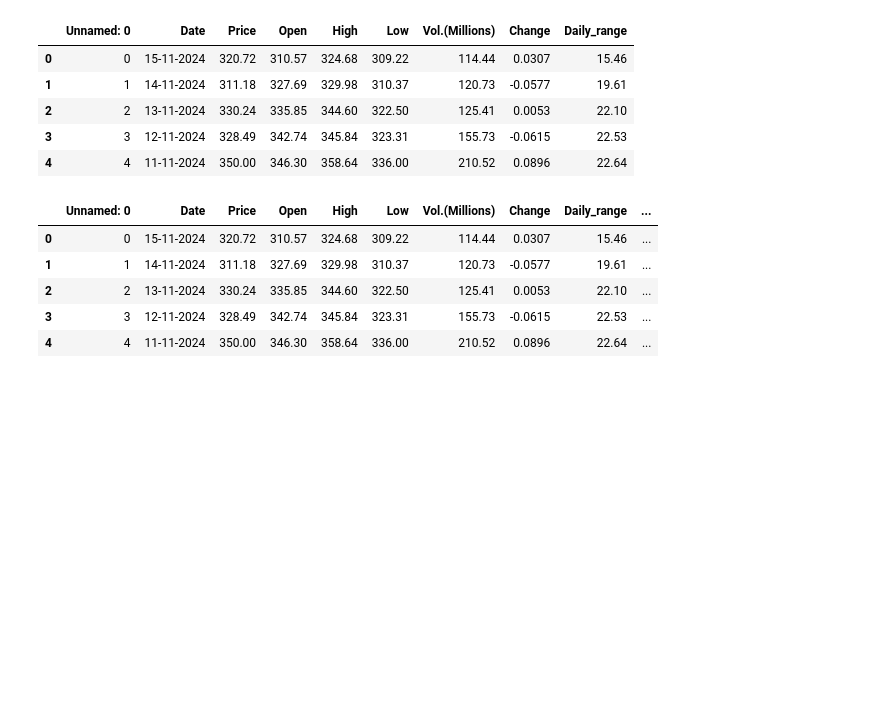
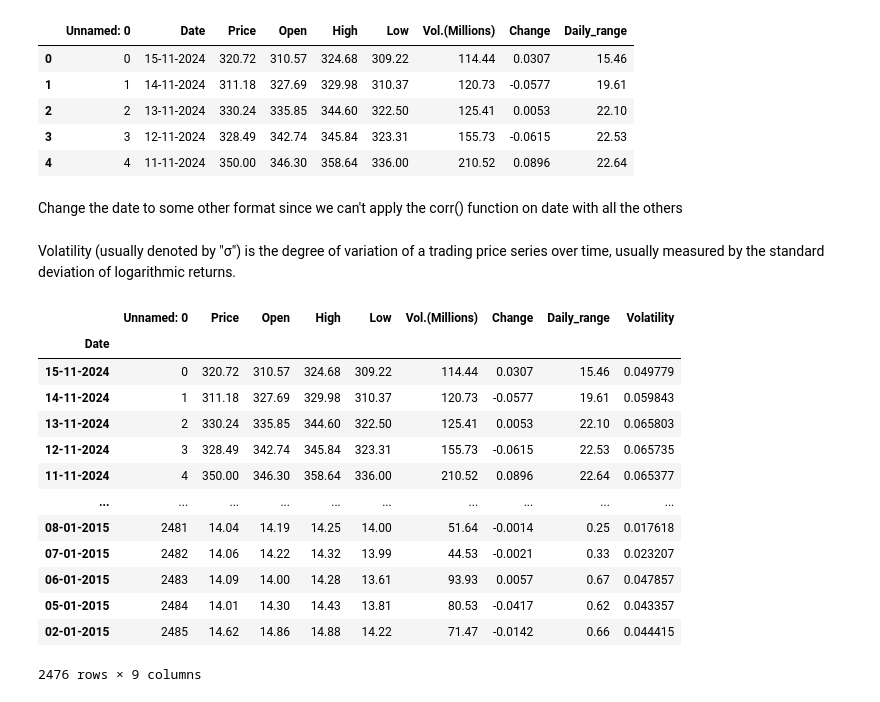
Before and after one commit to Partha-Suresh/XAI-Project, a Jupyter notebook: notebooks/Stock Regression/Stock statistic modelling.ipynb, the cells around one changed output. Drawn from its saved outputs; the diff is of its cells as text; code cells hidden in the pictures; blank space fills up the shorter version.

```diff
--- a/notebooks/Stock Regression/Stock statistic modelling.ipynb
+++ b/notebooks/Stock Regression/Stock statistic modelling.ipynb
@@ -116,14 +116,29 @@ stock.head()
 | 2 | 2 | 13-11-2024 | 330.24 | 335.85 | 344.60 | 322.50 | 125.41 | 0.0053 | 22.10 |
 | 3 | 3 | 12-11-2024 | 328.49 | 342.74 | 345.84 | 323.31 | 155.73 | -0.0615 | 22.53 |
 | 4 | 4 | 11-11-2024 | 350.00 | 346.30 | 358.64 | 336.00 | 210.52 | 0.0896 | 22.64 |
+# %% [markdown]
+Change the date to some other format since we can't apply the corr() function on date with all the others
+# %%
+stock.set_index(['Date'],inplace=True)
+test.set_index(['Date'],inplace=True)
+# %% [markdown]
+Volatility (usually denoted by "σ") is the degree of variation of a trading price series over time, usually measured by the standard deviation of logarithmic returns.
 # %%
 stock['Volatility']=(stock['High']-stock['Low'])/stock['Open']
 test['Volatility']=(test['High']-test['Low'])/test['Open']
-stock.head()
+stock
 # %% [output]
-|  | Unnamed: 0 | Date | Price | Open | High | Low | Vol.(Millions) | Change | Daily_range | ... |
-| 0 | 0 | 15-11-2024 | 320.72 | 310.57 | 324.68 | 309.22 | 114.44 | 0.0307 | 15.46 | ... |
-| 1 | 1 | 14-11-2024 | 311.18 | 327.69 | 329.98 | 310.37 | 120.73 | -0.0577 | 19.61 | ... |
-| 2 | 2 | 13-11-2024 | 330.24 | 335.85 | 344.60 | 322.50 | 125.41 | 0.0053 | 22.10 | ... |
-| 3 | 3 | 12-11-2024 | 328.49 | 342.74 | 345.84 | 323.31 | 155.73 | -0.0615 | 22.53 | ... |
-| 4 | 4 | 11-11-2024 | 350.00 | 346.30 | 358.64 | 336.00 | 210.52 | 0.0896 | 22.64 | ... |
+|  | Unnamed: 0 | Price | Open | High | Low | Vol.(Millions) | Change | Daily_range | Volatility |
+| Date |  |  |  |  |  |  |  |  |  |
+| 15-11-2024 | 0 | 320.72 | 310.57 | 324.68 | 309.22 | 114.44 | 0.0307 | 15.46 | 0.049779 |
+| 14-11-2024 | 1 | 311.18 | 327.69 | 329.98 | 310.37 | 120.73 | -0.0577 | 19.61 | 0.059843 |
+| 13-11-2024 | 2 | 330.24 | 335.85 | 344.60 | 322.50 | 125.41 | 0.0053 | 22.10 | 0.065803 |
+| 12-11-2024 | 3 | 328.49 | 342.74 | 345.84 | 323.31 | 155.73 | -0.0615 | 22.53 | 0.065735 |
+| 11-11-2024 | 4 | 350.00 | 346.30 | 358.64 | 336.00 | 210.52 | 0.0896 | 22.64 | 0.065377 |
+| ... | ... | ... | ... | ... | ... | ... | ... | ... | ... |
+| 08-01-2015 | 2481 | 14.04 | 14.19 | 14.25 | 14.00 | 51.64 | -0.0014 | 0.25 | 0.017618 |
+| 07-01-2015 | 2482 | 14.06 | 14.22 | 14.32 | 13.99 | 44.53 | -0.0021 | 0.33 | 0.023207 |
+| 06-01-2015 | 2483 | 14.09 | 14.00 | 14.28 | 13.61 | 93.93 | 0.0057 | 0.67 | 0.047857 |
+| 05-01-2015 | 2484 | 14.01 | 14.30 | 14.43 | 13.81 | 80.53 | -0.0417 | 0.62 | 0.043357 |
+| 02-01-2015 | 2485 | 14.62 | 14.86 | 14.88 | 14.22 | 71.47 | -0.0142 | 0.66 | 0.044415 |
+2476 rows × 9 columns
```
Also changed, not shown: parts of 5 cells of this notebook.
